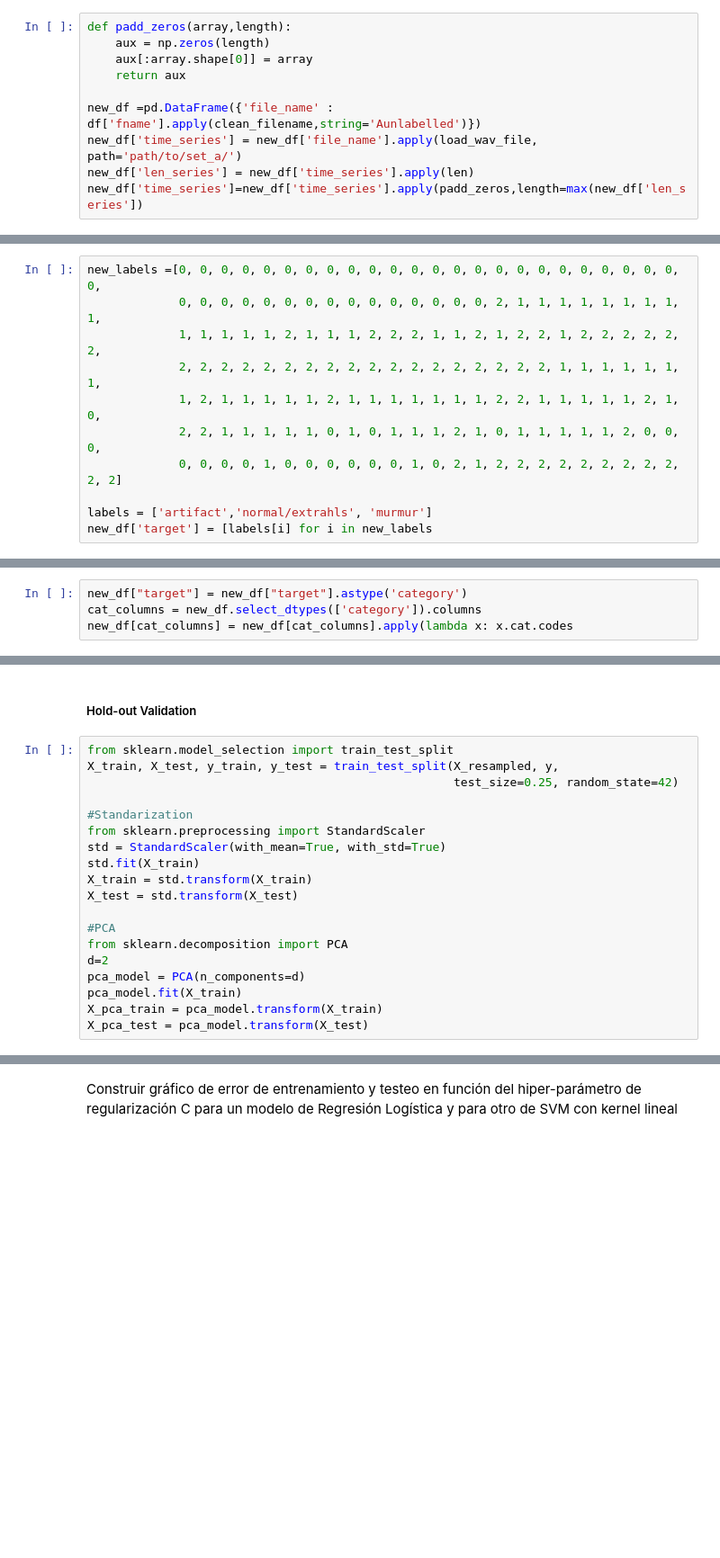
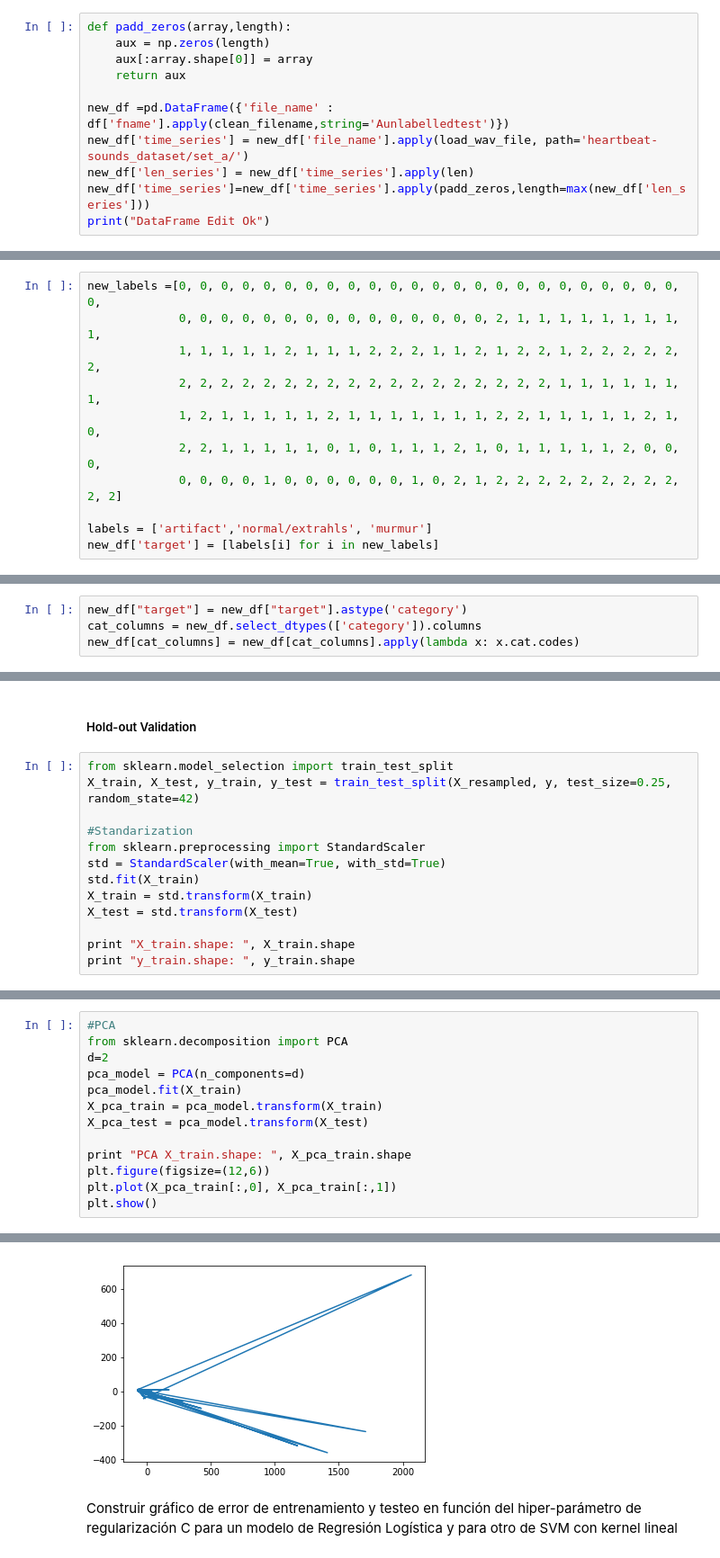
Before and after one commit to sebastian-aranda/machine_learning_utfsm, a Jupyter notebook: tarea2/Tarea 2.ipynb, the cells around one changed output, grey strips where cells are left out. Shown at 90% size. Saved outputs shown, nothing was run; the diff lists cells and outputs as text; blank space fills up the shorter version.

```diff
--- a/tarea2/Tarea 2.ipynb
+++ b/tarea2/Tarea 2.ipynb
@@ -213,7 +239,8 @@ def padd_zeros(array,length):
     aux[:array.shape[0]] = array
     return aux
 
-new_df =pd.DataFrame({'file_name' : df['fname'].apply(clean_filename,string='Aunlabelled')})
-new_df['time_series'] = new_df['file_name'].apply(load_wav_file, path='path/to/set_a/')
+new_df =pd.DataFrame({'file_name' : df['fname'].apply(clean_filename,string='Aunlabelledtest')})
+new_df['time_series'] = new_df['file_name'].apply(load_wav_file, path='heartbeat-sounds_dataset/set_a/')
 new_df['len_series'] = new_df['time_series'].apply(len)
-new_df['time_series']=new_df['time_series'].apply(padd_zeros,length=max(new_df['len_series'])
+new_df['time_series']=new_df['time_series'].apply(padd_zeros,length=max(new_df['len_series']))
+print("DataFrame Edit Ok")
@@ -231,13 +260,13 @@ new_labels =[0, 0, 0, 0, 0, 0, 0, 0, 0, 0, 0, 0, 0, 0, 0, 0, 0, 0, 0, 0, 0, 0, 0
              0, 0, 0, 0, 1, 0, 0, 0, 0, 0, 0, 1, 0, 2, 1, 2, 2, 2, 2, 2, 2, 2, 2, 2, 2, 2]
 
 labels = ['artifact','normal/extrahls', 'murmur']
-new_df['target'] = [labels[i] for i in new_labels
+new_df['target'] = [labels[i] for i in new_labels]
 # %% [markdown]
 Cambiar clases a valores numéricos para ser trabajados por los clasificadores
 # %%
 new_df["target"] = new_df["target"].astype('category')
 cat_columns = new_df.select_dtypes(['category']).columns
-new_df[cat_columns] = new_df[cat_columns].apply(lambda x: x.cat.codes
+new_df[cat_columns] = new_df[cat_columns].apply(lambda x: x.cat.codes)
 # %%
 new_df = new_df.sample(frac=1,random_state=44)
 X = np.stack(new_df['time_series'].values, axis=0)
@@ -264,8 +297,7 @@ X_resampled.shape
 ##### Hold-out Validation
 # %%
 from sklearn.model_selection import train_test_split
-X_train, X_test, y_train, y_test = train_test_split(X_resampled, y,
-                                                    test_size=0.25, random_state=42)
+X_train, X_test, y_train, y_test = train_test_split(X_resampled, y, test_size=0.25, random_state=42)
 
 #Standarization
 from sklearn.preprocessing import StandardScaler
@@ -274,10 +306,5 @@ std.fit(X_train)
 X_train = std.transform(X_train)
 X_test = std.transform(X_test)
 
-#PCA
-from sklearn.decomposition import PCA
-d=2
-pca_model = PCA(n_components=d)
-pca_model.fit(X_train)
-X_pca_train = pca_model.transform(X_train)
-X_pca_test = pca_model.transform(X_test)
+print "X_train.shape: ", X_train.shape
+print "y_train.shape: ", y_train.shape
@@ -283,0 +314,14 @@ X_pca_test = pca_model.transform(X_test)
+# %%
+#PCA
+from sklearn.decomposition import PCA
+d=2
+pca_model = PCA(n_components=d)
+pca_model.fit(X_train)
+X_pca_train = pca_model.transform(X_train)
+X_pca_test = pca_model.transform(X_test)
+
+print "PCA X_train.shape: ", X_pca_train.shape
+plt.figure(figsize=(12,6))
+plt.plot(X_pca_train[:,0], X_pca_train[:,1])
+plt.show()
+# %% [output]
@@ -284,2 +329,3 @@ X_pca_test = pca_model.transform(X_test)
+[figure, added]
 # %% [markdown]
 Construir gráfico de error de entrenamiento y testeo en función del hiper-parámetro de regularización C para un modelo de Regresión Logística y para otro de SVM con kernel lineal
```
Also changed, not shown: parts of 32 cells of this notebook.
